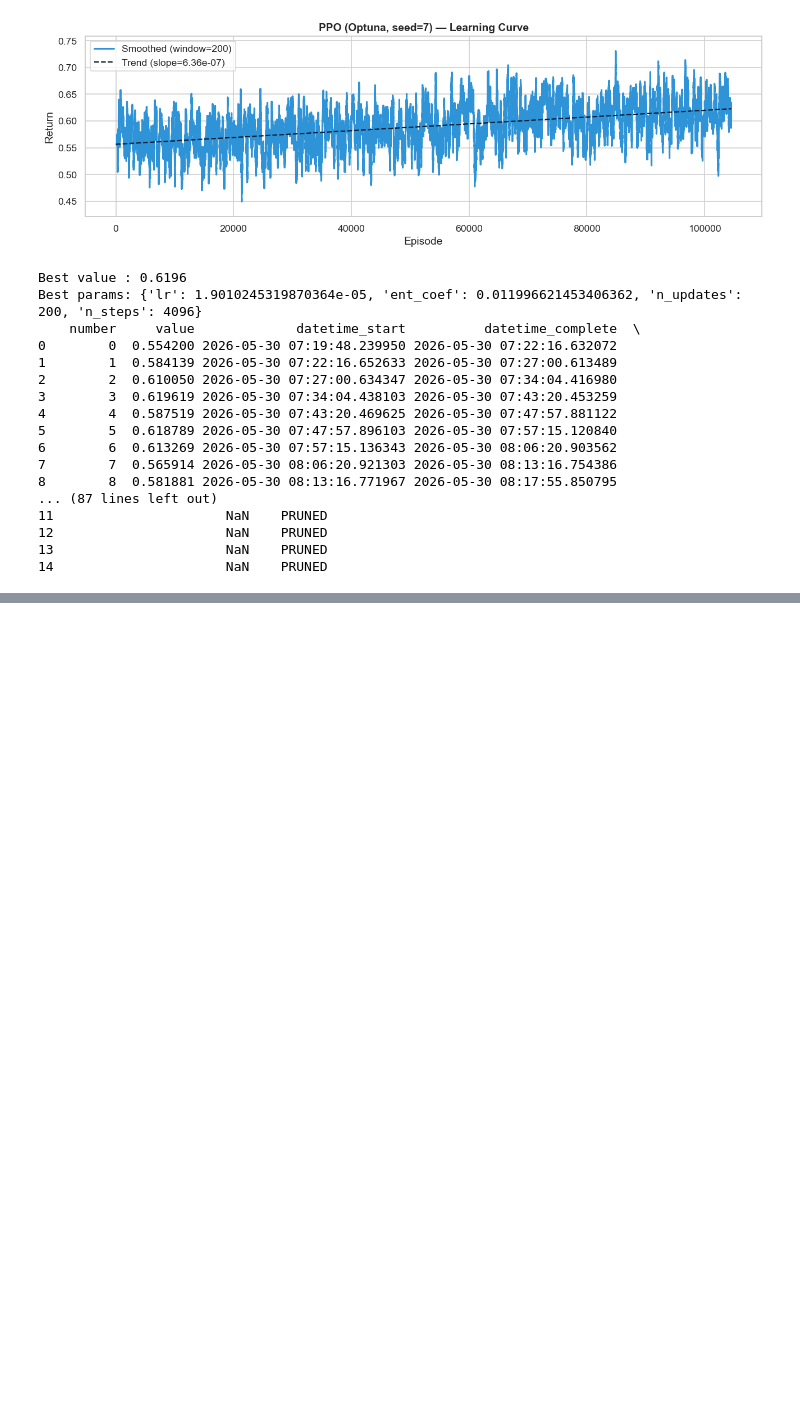
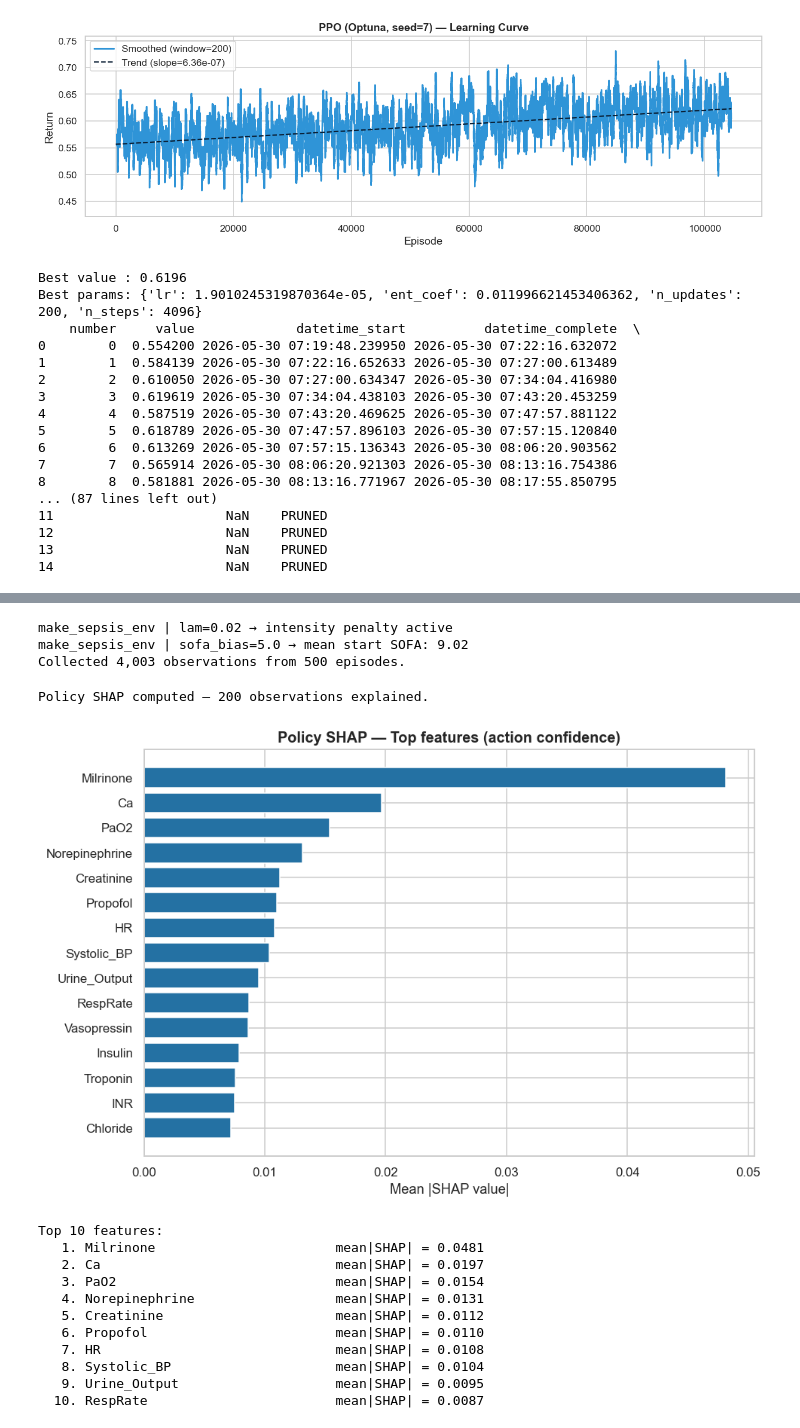
Before and after one commit to mariamiguel720/Reinforcement-Learning-Project-25-26, a Jupyter notebook: RL_Config_B - cópia.ipynb, the cells around one changed output, grey strips where cells are left out. Saved outputs shown, nothing was run; the diff lists cells and outputs as text; code cells hidden in the pictures; blank space fills up the shorter version.

```diff
--- a/RL_Config_B - cópia.ipynb
+++ b/RL_Config_B - cópia.ipynb
@@ -2193,0 +2405,34 @@ Best params: {'lr': 1.9010245319870364e-05, 'ent_coef': 0.011996621453406362, 'n
+# %%
+# Célula 1 — Setup
+from src.ppo_functions import ActorCritic
+from src.shap_analysis import *
+
+model = ActorCritic().to(device)
+model.load_state_dict(torch.load('models/ppo_run1.pth', map_location=device))
+model.eval()
+obs_data = collect_observations(model, n_episodes=500)
+# %% [output]
+make_sepsis_env | lam=0.02 → intensity penalty active
+make_sepsis_env | sofa_bias=5.0 → mean start SOFA: 9.02
+Collected 4,003 observations from 500 episodes.
+# %%
+# Célula 2 — Calcular SHAP da política
+sv_policy, exp_policy, policy_order = compute_shap_policy(model, obs_data)
+# %% [output]
+Policy SHAP computed — 200 observations explained.
+# %%
+# Célula 3 — Bar chart: quais features mais influenciam a ação
+plot_shap_bar(sv_policy, policy_order, title='Policy SHAP — Top features (action confidence)')
+# %% [output]
+[figure, added]
+Top 10 features:
+   1. Milrinone                       mean|SHAP| = 0.0481
+   2. Ca                              mean|SHAP| = 0.0197
+   3. PaO2                            mean|SHAP| = 0.0154
+   4. Norepinephrine                  mean|SHAP| = 0.0131
+   5. Creatinine                      mean|SHAP| = 0.0112
+   6. Propofol                        mean|SHAP| = 0.0110
+   7. HR                              mean|SHAP| = 0.0108
+   8. Systolic_BP                     mean|SHAP| = 0.0104
+   9. Urine_Output                    mean|SHAP| = 0.0095
+  10. RespRate                        mean|SHAP| = 0.0087
```
Also changed, not shown: parts of 26 cells of this notebook, 6 other files.
